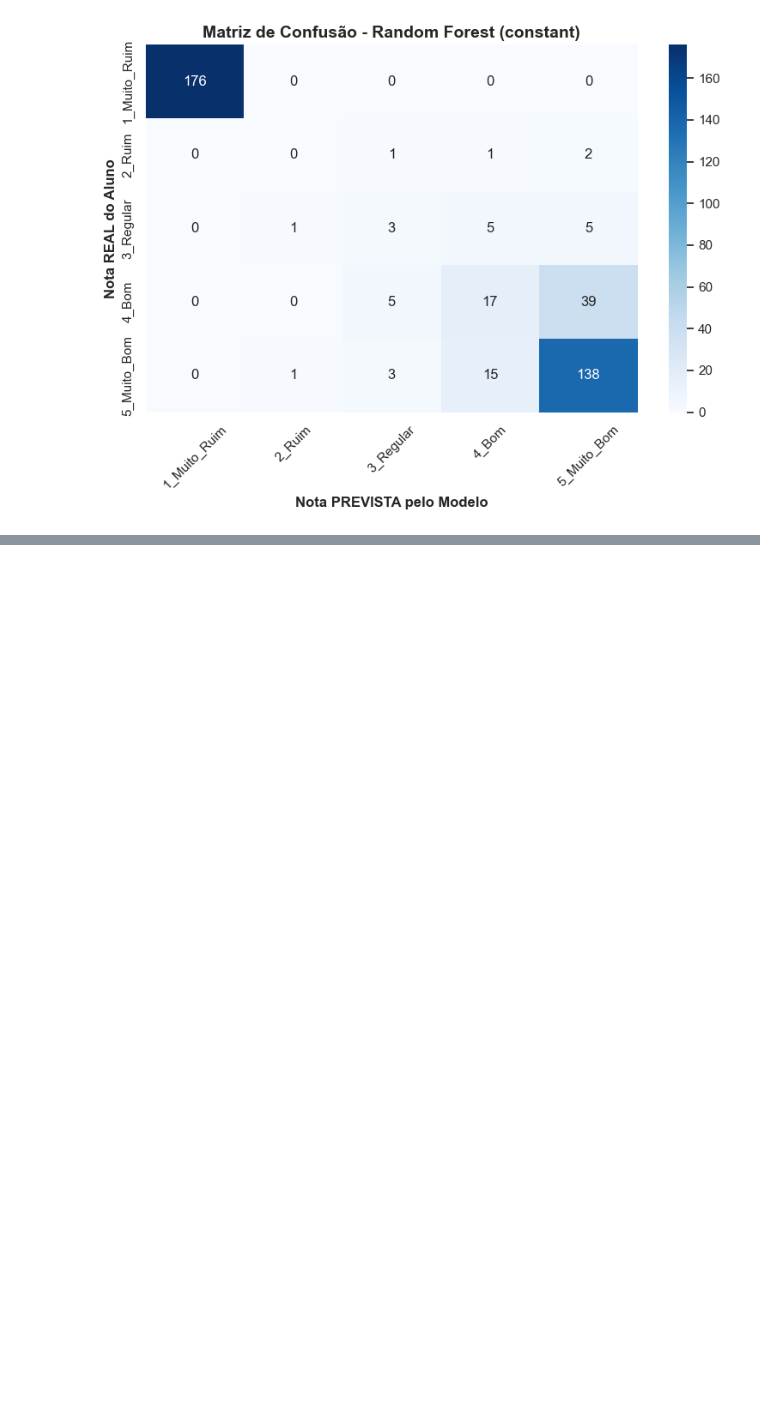
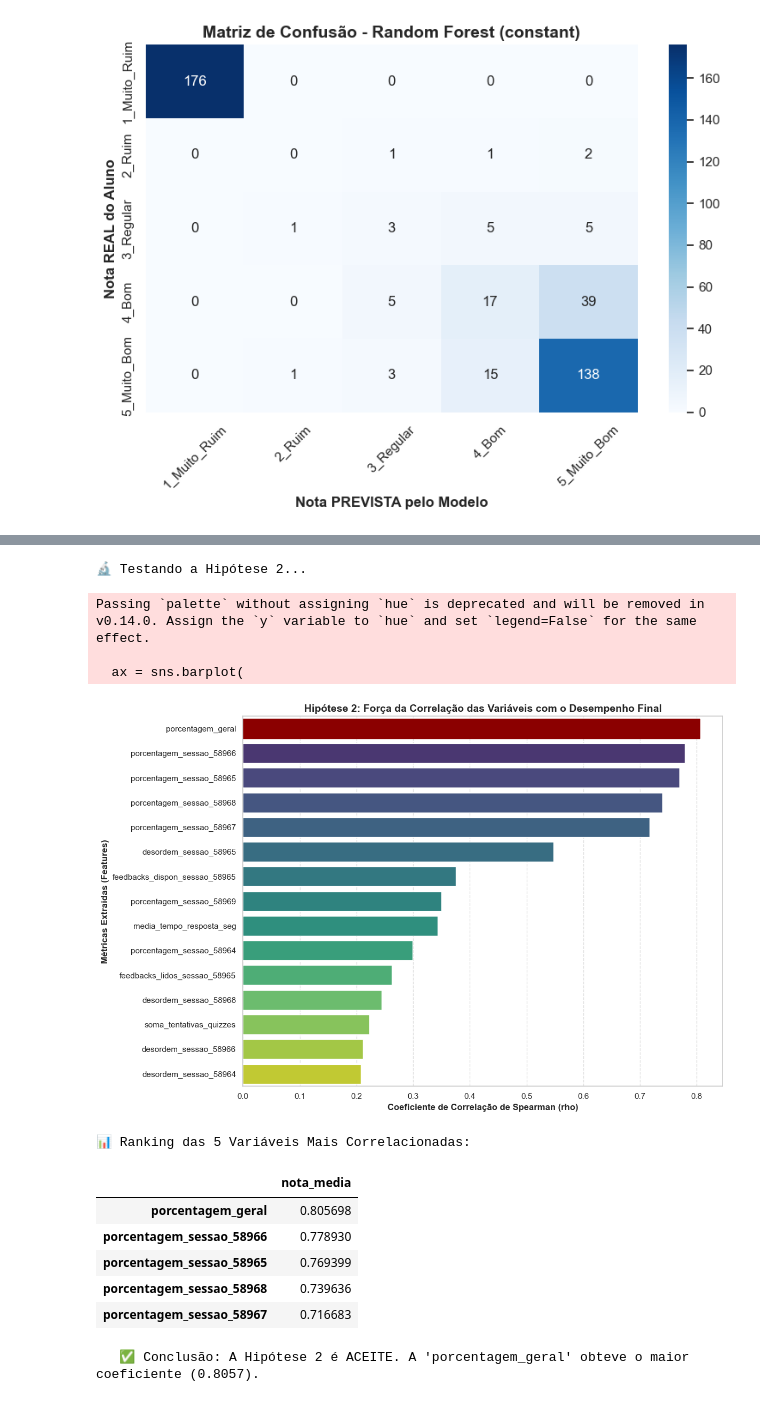
Before and after one commit to Danilus04/Topicos-Trabalho-Final, a Jupyter notebook: main.ipynb, the cells around one changed output, grey strips where cells are left out. Saved outputs shown, nothing was run; the diff lists cells and outputs as text; code cells hidden in the pictures; blank space fills up the shorter version.

```diff
--- a/main.ipynb
+++ b/main.ipynb
@@ -553,0 +658,60 @@ Aplicando imputação: constant...
+# %%
+# TESTE DA HIPÓTESE 2: O Poder Preditivo da Porcentagem Geral
+
+print("🔬 Testando a Hipótese 2...")
+
+# 1. Calcular a correlação de Spearman de todas as variáveis em relação à nota média
+# Ignoramos variáveis não numéricas e a própria nota
+matriz_corr = df_hipoteses.select_dtypes(include=[np.number]).corr(method='spearman')
+correlacoes_com_alvo = matriz_corr['nota_media'].drop('nota_media').sort_values(ascending=False)
+
+# 2. Preparar os dados dos Top 15 preditores para o gráfico
+df_corr_plot = correlacoes_com_alvo.head(15).reset_index()
+df_corr_plot.columns = ['Variável', 'Correlação (Spearman)']
+
+# 3. Gráfico de Barras Horizontal
+plt.figure(figsize=(12, 8))
+ax = sns.barplot(
+    data=df_corr_plot,
+    x='Correlação (Spearman)',
+    y='Variável',
+    palette='viridis'
+)
+
+# Destacar a barra da 'porcentagem_geral' se ela existir no top 15
+for p, item in zip(ax.patches, df_corr_plot['Variável']):
+    if item == 'porcentagem_geral':
+        p.set_color('darkred') # Pinta a barra da hipótese 2 de vermelho para destaque
+
+plt.title('Hipótese 2: Força da Correlação das Variáveis com o Desempenho Final', fontweight='bold', fontsize=14)
+plt.xlabel('Coeficiente de Correlação de Spearman (rho)', fontweight='bold')
+plt.ylabel('Métricas Extraídas (Features)', fontweight='bold')
+plt.grid(axis='x', linestyle='--', alpha=0.6)
+plt.tight_layout()
+plt.show()
+
+# 4. Prova Estatística e Verificação da Hipótese
+melhor_variavel = correlacoes_com_alvo.index[0]
+maior_correlacao = correlacoes_com_alvo.iloc[0]
+
+print(f"📊 Ranking das 5 Variáveis Mais Correlacionadas:")
+display(correlacoes_com_alvo.head(5).to_frame())
+
+if melhor_variavel == 'porcentagem_geral':
+    print(f"   ✅ Conclusão: A Hipótese 2 é ACEITE. A 'porcentagem_geral' obteve o maior coeficiente ({maior_correlacao:.4f}).")
+else:
+    print(f"   ❌ Conclusão: A Hipótese 2 é REJEITADA. A métrica com maior correlação foi '{melhor_variavel}' ({maior_correlacao:.4f}).")
+# %% [output]
+🔬 Testando a Hipótese 2...
+Passing `palette` without assigning `hue` is deprecated and will be removed in v0.14.0. Assign the `y` variable to `hue` and set `legend=False` for the same effect.
+
+  ax = sns.barplot(
+[figure, added]
+📊 Ranking das 5 Variáveis Mais Correlacionadas:
+|  | nota_media |
+| porcentagem_geral | 0.805698 |
+| porcentagem_sessao_58966 | 0.778930 |
+| porcentagem_sessao_58965 | 0.769399 |
+| porcentagem_sessao_58968 | 0.739636 |
+| porcentagem_sessao_58967 | 0.716683 |
+   ✅ Conclusão: A Hipótese 2 é ACEITE. A 'porcentagem_geral' obteve o maior coeficiente (0.8057).
```
Also changed, not shown: parts of 5 cells of this notebook.
